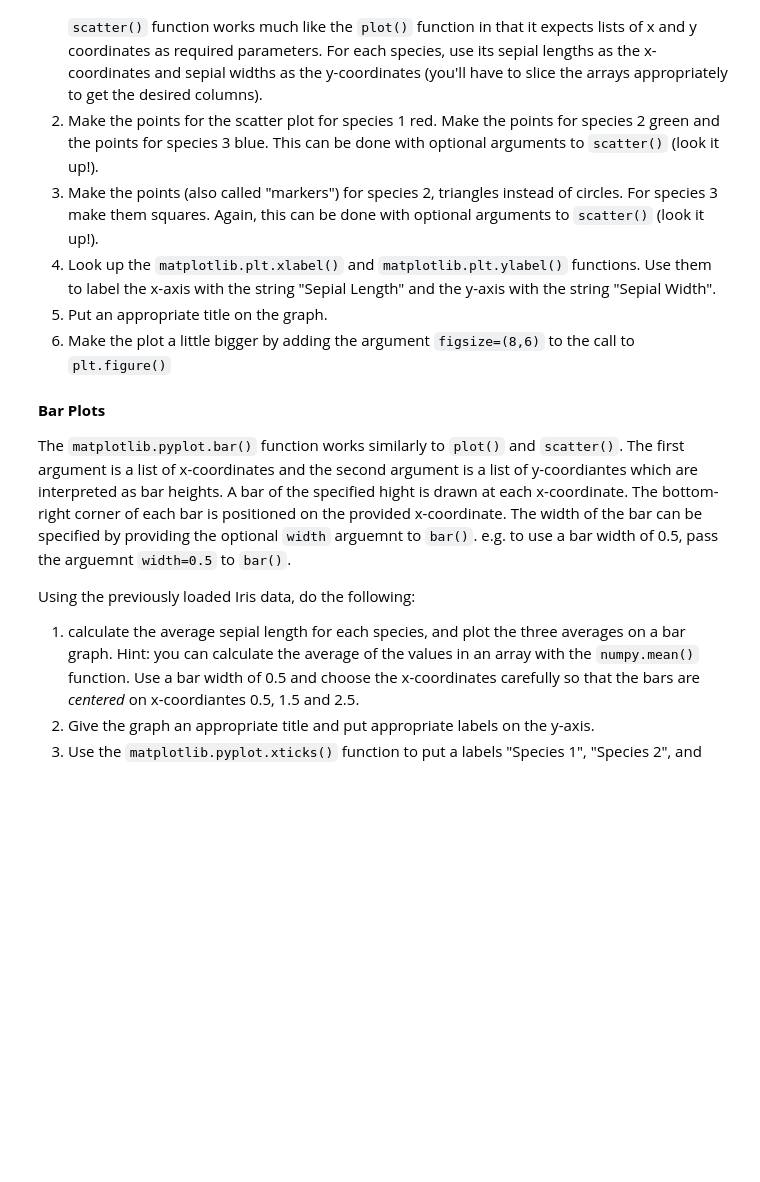
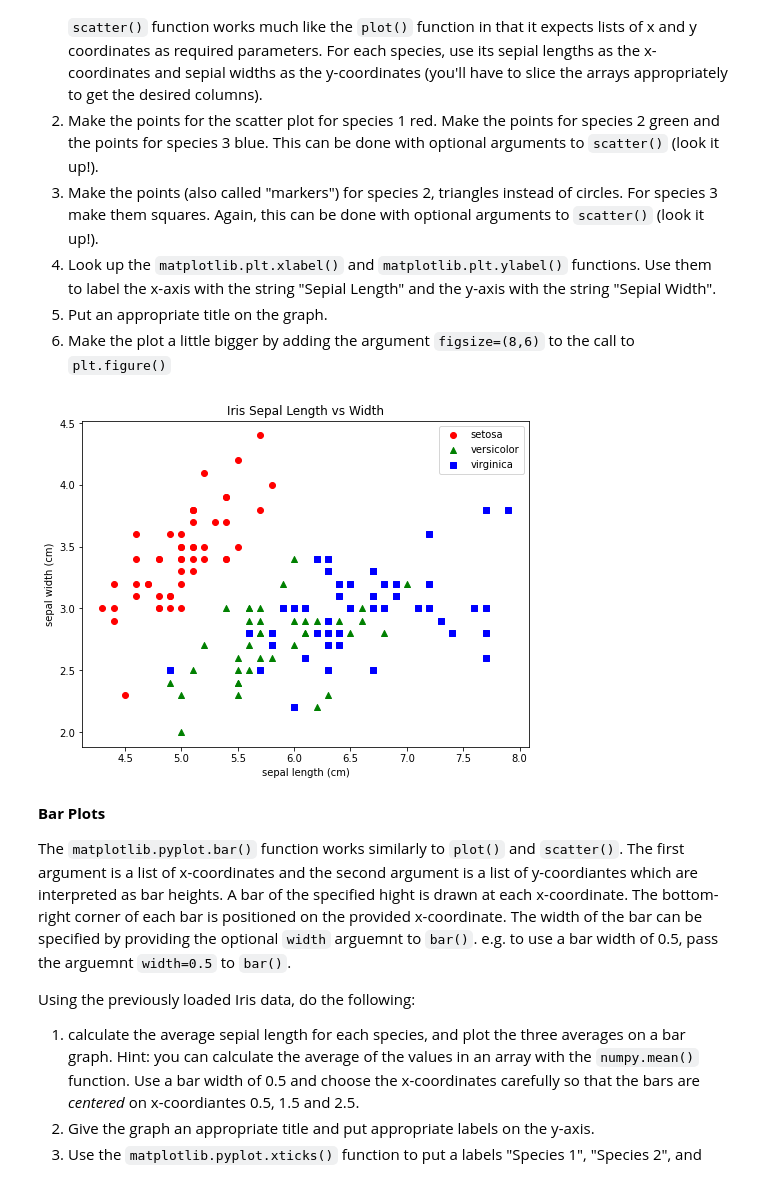
Before and after one commit to Ethan4416/CMPT819, a Jupyter notebook: Assignment0/asn0-files/asn0-q2.ipynb, the cells around one changed output. Drawn from its saved outputs; the diff is of its cells as text; code cells hidden in the pictures; blank space fills up the shorter version.

```diff
--- a/Assignment0/asn0-files/asn0-q2.ipynb
+++ b/Assignment0/asn0-files/asn0-q2.ipynb
@@ -84,14 +84,25 @@ We've loaded the dataset for you and separated it into useful variables in the c
 # %%
 # Load the Iris dataset
 from sklearn import datasets
 
 iris = datasets.load_iris()
 species1samples = iris.data[iris.target==0, :]
 species2samples = iris.data[iris.target==1, :]
 species3samples = iris.data[iris.target==2, :]
 
 # TODO: Make a coloured scatter plot of sepial length vs sepial width using plt.scatter()
-fig3 =
+fig3 = plt.figure(figsize=(8,6))
+axes3 = fig3.add_subplot()
+axes3.scatter(species1samples[:,0], species1samples[:,1], c='r', label=iris.target_names[0])
+axes3.scatter(species2samples[:,0], species2samples[:,1], c='g', marker='^', label=iris.target_names[1])
+axes3.scatter(species3samples[:,0], species3samples[:,1], c='b', marker='s', label=iris.target_names[2])
+axes3.set_xlabel(iris.feature_names[0])
+axes3.set_ylabel(iris.feature_names[1])
+axes3.set_title("Iris Sepal Length vs Width")
+plt.legend()
+plt.show()
+# %% [output]
+[figure, added]
 # %% [markdown]
 **Bar Plots**
 
```
Also changed, not shown: parts of 2 cells of this notebook.
